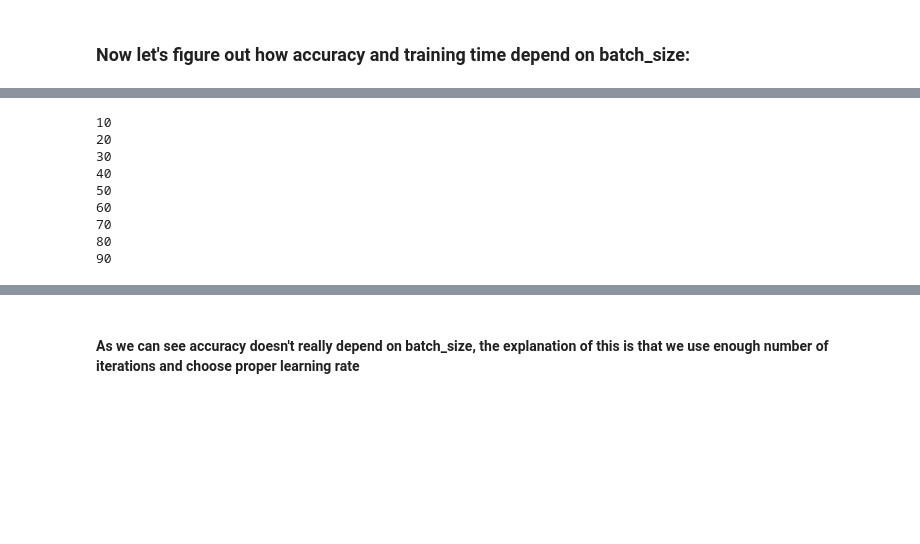
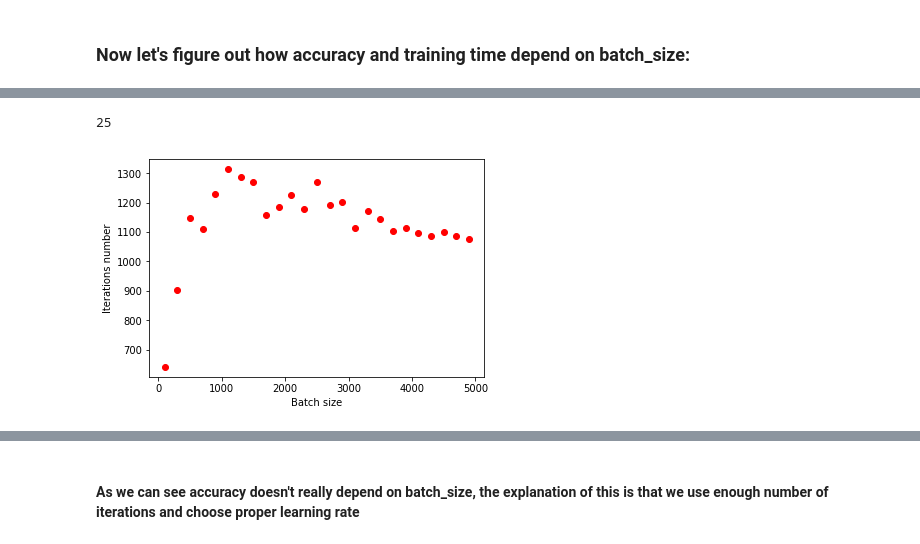
Before and after one commit to MR-Raven/Machine-Learning, a Jupyter notebook: Linear_models__gradient_descent.ipynb, the cells around one changed output, grey strips where cells are left out. Saved outputs shown, nothing was run; the diff lists cells and outputs as text; code cells hidden in the pictures; blank space fills up the shorter version.

```diff
--- a/Linear_models__gradient_descent.ipynb
+++ b/Linear_models__gradient_descent.ipynb
@@ -562,40 +601,39 @@ Model accuracy =  0.9979985443959243
 # %%
-x_train, x_test, y_train, y_test = generate_train_test(x, y)
-iterations_per_epoch = 30
-epochs_num = 10
-learning_rate = 0.1
-
-batch_sizes = np.arange(1, 100, 1)
-accuracy = []
-training_time = []
-
 for batch_size in batch_sizes:
-    if batch_size % 10 == 0:
-        print(batch_size)
-
     w = np.zeros(x_train.shape[1])
     startTime = time.clock()
+    gradientNorm = 10
+    iterations_num = 0
 
-    for epoch in range(epochs_num):
-        for iteration in range(iterations_per_epoch):
-            x_batch, y_batch = generate_batch(x_train, y_train, batch_size)
-            w = w - learning_rate*logLossGrad(x_batch, w, y_batch)
+    while gradientNorm > eps:
+        x_batch, y_batch = generate_batch(x_train, y_train, batch_size)
+        gradient = logLossGrad(x_batch, w, y_batch)
+        w = w - learning_rate*gradient
+
+        gradientNorm = np.linalg.norm(gradient)
+        iterations_num += 1
+
+    print(batch_size, "-", gradientNorm)
 
     ansTime = time.clock() - startTime
     training_time.append(ansTime)
+
+    iterations.append(iterations_num)
 
     preds = (sigmoid(x_test@np.transpose(w)))
     preds = np.array((preds > 0.5), dtype=np.int32)
     ans_accuracy = get_accuracy(preds, y_test)
     accuracy.append(ans_accuracy)
-# %% [output]
-10
-20
-30
-40
-50
-60
-70
-80
-90
+# %%
+print(len(training_time))
+# %% [output]
+25
+# %%
+tmp = np.arange(0,5000, 1)
+plt.xlabel('Batch size')
+plt.ylabel('Iterations number')
+plt.plot(batch_sizes, iterations, 'ro')
+plt.show()
+# %% [output]
+[figure, added]
 # %%
```
Also changed, not shown: parts of 46 cells of this notebook.
